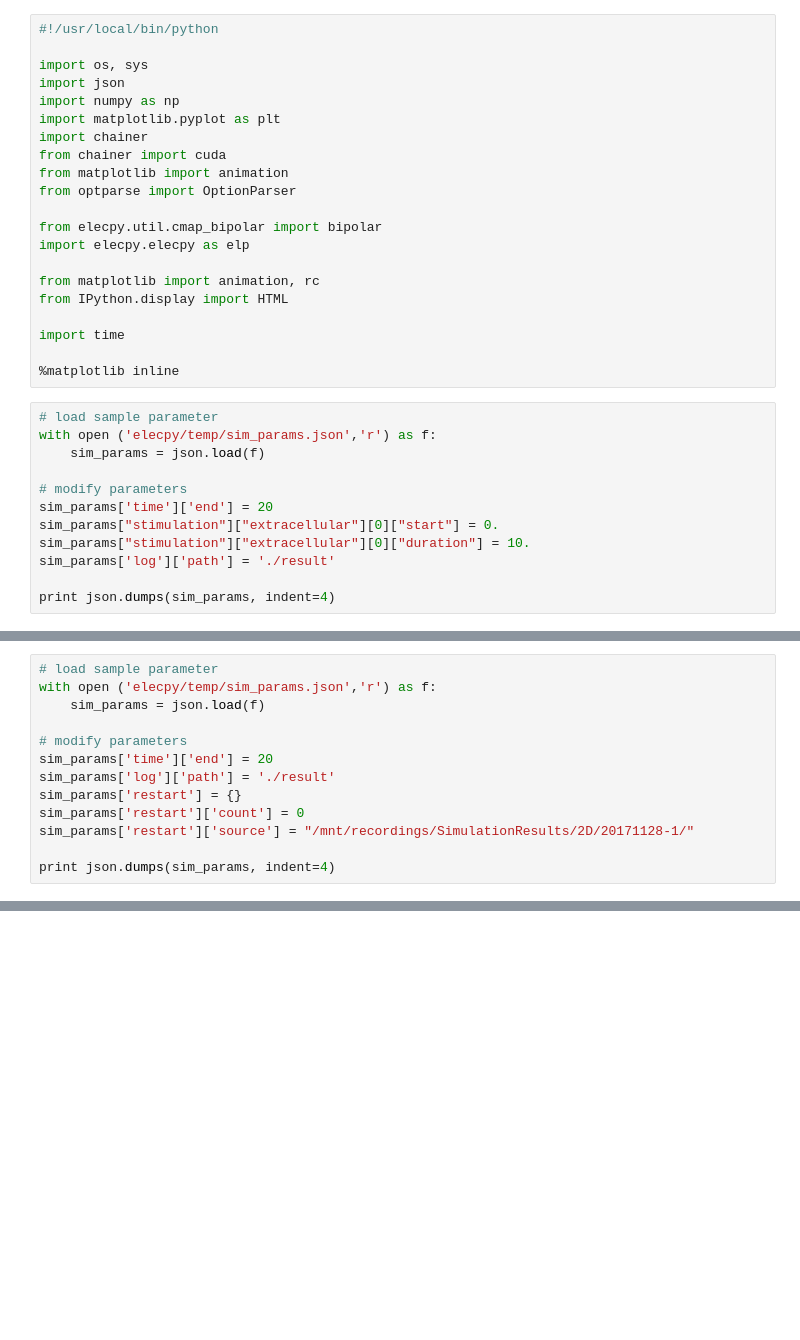
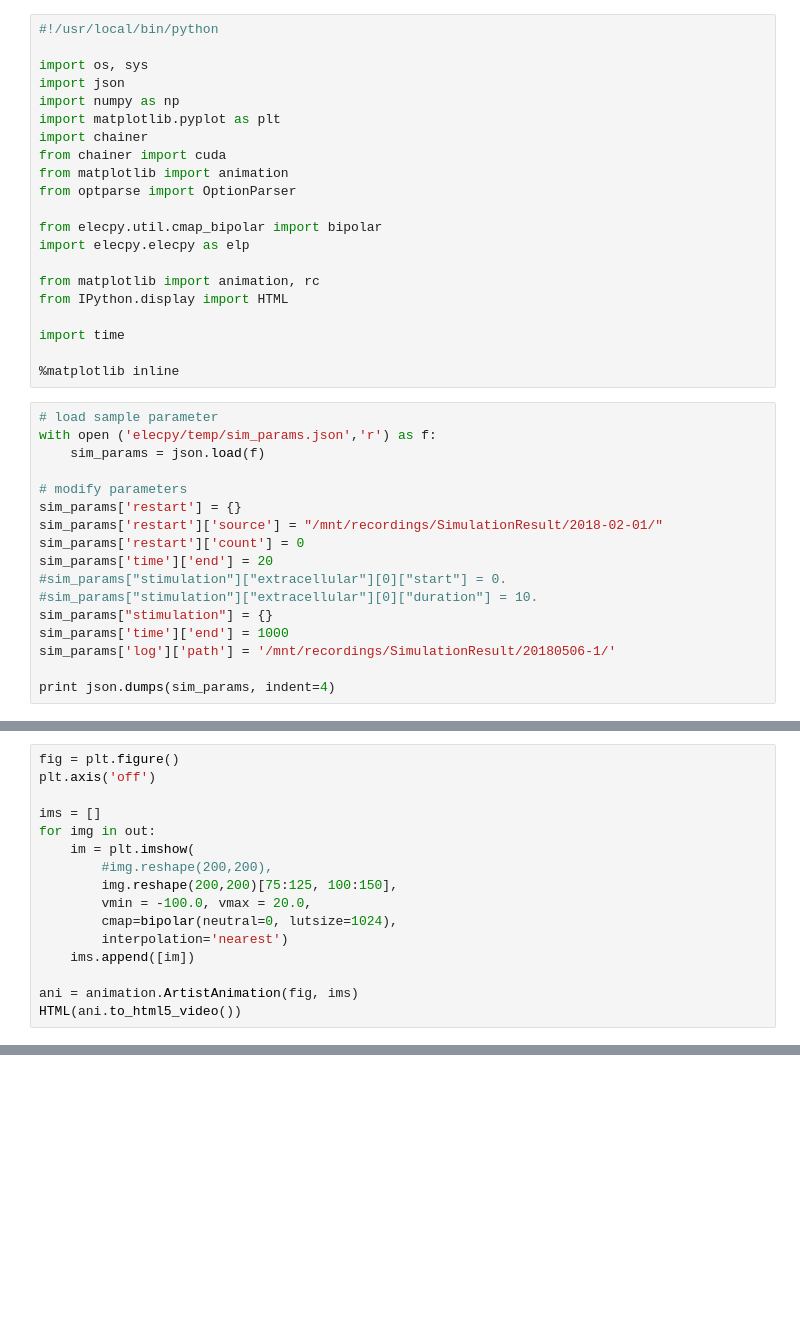
Before and after one commit to chenaoki/nb_elecpy_apv, a Jupyter notebook: main.ipynb, the cells around one changed output, grey strips where cells are left out. Drawn from its saved outputs; the diff is of its cells as text; blank space fills up the shorter version.

```diff
--- a/main.ipynb
+++ b/main.ipynb
@@ -25,10 +25,15 @@ with open ('elecpy/temp/sim_params.json','r') as f:
     sim_params = json.load(f)
 
 # modify parameters
+sim_params['restart'] = {}
+sim_params['restart']['source'] = "/mnt/recordings/SimulationResult/2018-02-01/"
+sim_params['restart']['count'] = 0
 sim_params['time']['end'] = 20
-sim_params["stimulation"]["extracellular"][0]["start"] = 0.
-sim_params["stimulation"]["extracellular"][0]["duration"] = 10.
-sim_params['log']['path'] = './result'
+#sim_params["stimulation"]["extracellular"][0]["start"] = 0.
+#sim_params["stimulation"]["extracellular"][0]["duration"] = 10.
+sim_params["stimulation"] = {}
+sim_params['time']['end'] = 1000
+sim_params['log']['path'] = '/mnt/recordings/SimulationResult/20180506-1/'
 
 print json.dumps(sim_params, indent=4)
 # %% [output]
@@ -50,15 +55,2 @@ print json.dumps(sim_params, indent=4)
     }
 }
-# %%
-# load sample parameter
-with open ('elecpy/temp/sim_params.json','r') as f:
-    sim_params = json.load(f)
-
-# modify parameters
-sim_params['time']['end'] = 20
-sim_params['log']['path'] = './result'
-sim_params['restart'] = {}
-sim_params['restart']['count'] = 0
-sim_params['restart']['source'] = "/mnt/recordings/SimulationResults/2D/20171128-1/"
-
-print json.dumps(sim_params, indent=4)
@@ -111,0 +100,17 @@ lrwxrwxrwx 1 root root   10 Jan 24 13:15 SimulationResults -> /mnt/drive
+# %%
+fig = plt.figure()
+plt.axis('off')
+
+ims = []
+for img in out:
+    im = plt.imshow(
+        #img.reshape(200,200),
+        img.reshape(200,200)[75:125, 100:150],
+        vmin = -100.0, vmax = 20.0,
+        cmap=bipolar(neutral=0, lutsize=1024),
+        interpolation='nearest')
+    ims.append([im])
+
+ani = animation.ArtistAnimation(fig, ims)
+HTML(ani.to_html5_video())
+# %% [output]
@@ -111,0 +118 @@ lrwxrwxrwx 1 root root   10 Jan 24 13:15 SimulationResults -> /mnt/drive
+[figure, added]
```
Also changed, not shown: parts of 7 cells of this notebook, 1 other file.
